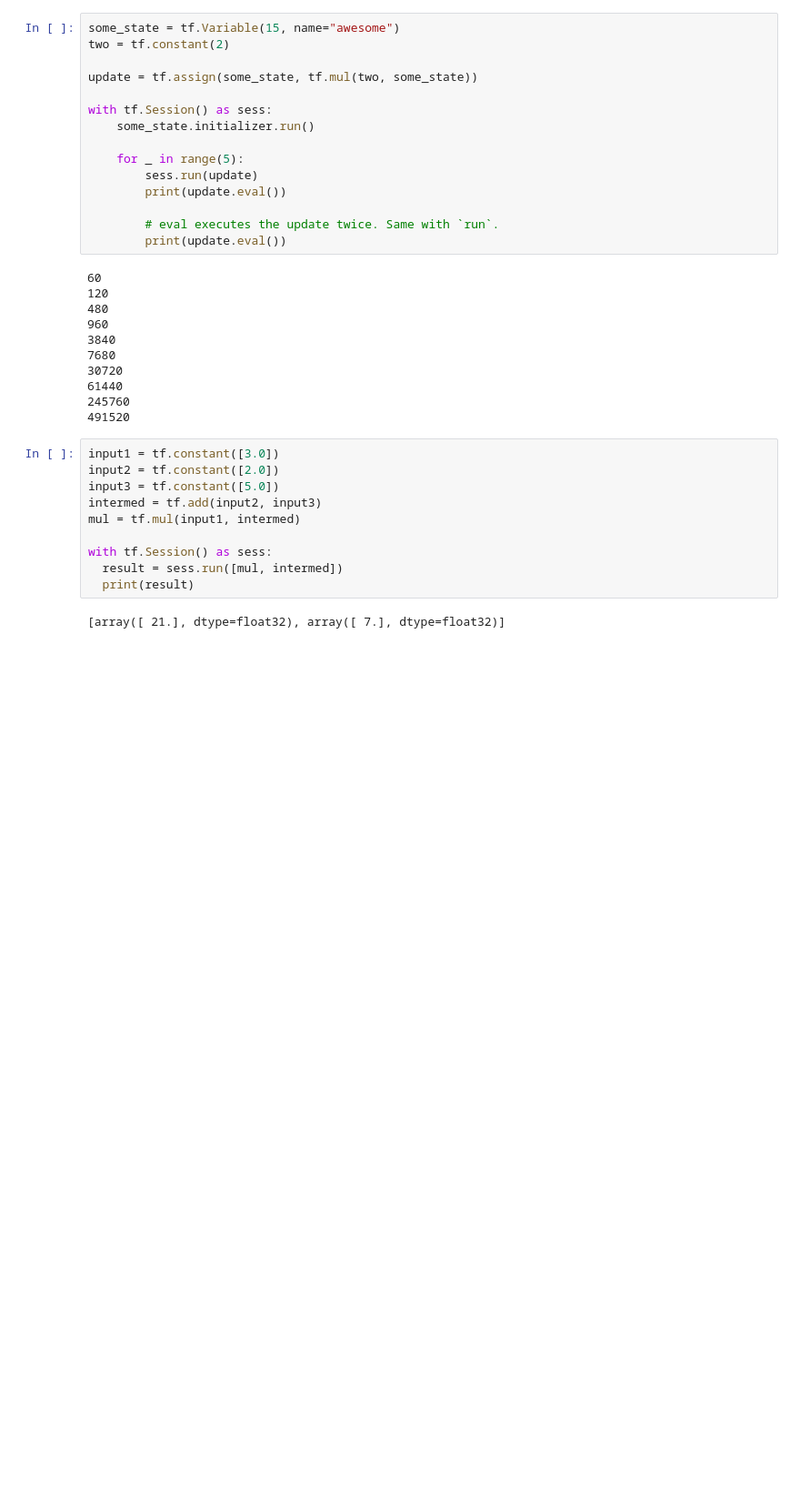
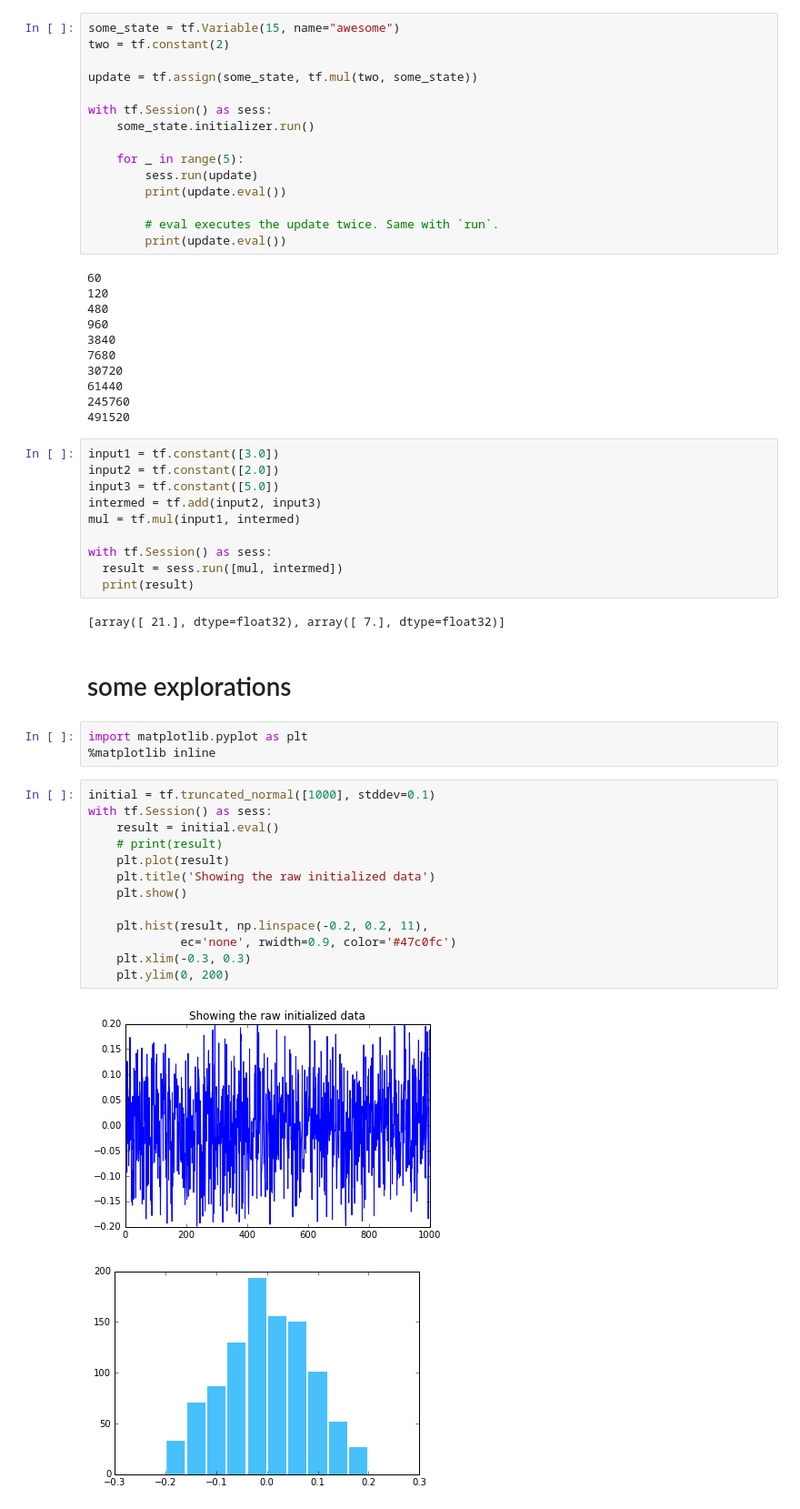
Before and after one commit to geyang/deep_learning_notes, a Jupyter notebook: 005 - Tensorflow Intro.ipynb, the cells around one changed output. Shown at 91% size. Saved outputs shown, nothing was run; the diff lists cells and outputs as text; blank space fills up the shorter version.

```diff
--- a/005 - Tensorflow Intro.ipynb
+++ b/005 - Tensorflow Intro.ipynb
@@ -92,3 +92,24 @@ with tf.Session() as sess:
   print(result)
 # %% [output]
 [array([ 21.], dtype=float32), array([ 7.], dtype=float32)]
+# %% [markdown]
+# some explorations
+# %%
+import matplotlib.pyplot as plt
+%matplotlib inline
+# %%
+initial = tf.truncated_normal([1000], stddev=0.1)
+with tf.Session() as sess:
+    result = initial.eval()
+    # print(result)
+    plt.plot(result)
+    plt.title('Showing the raw initialized data')
+    plt.show()
+
+    plt.hist(result, np.linspace(-0.2, 0.2, 11),
+             ec='none', rwidth=0.9, color='#47c0fc')
+    plt.xlim(-0.3, 0.3)
+    plt.ylim(0, 200)
+# %% [output]
+[figure, added]
+[figure, added]
```
Also changed, not shown: parts of 1 cell of this notebook, 29 other files.
